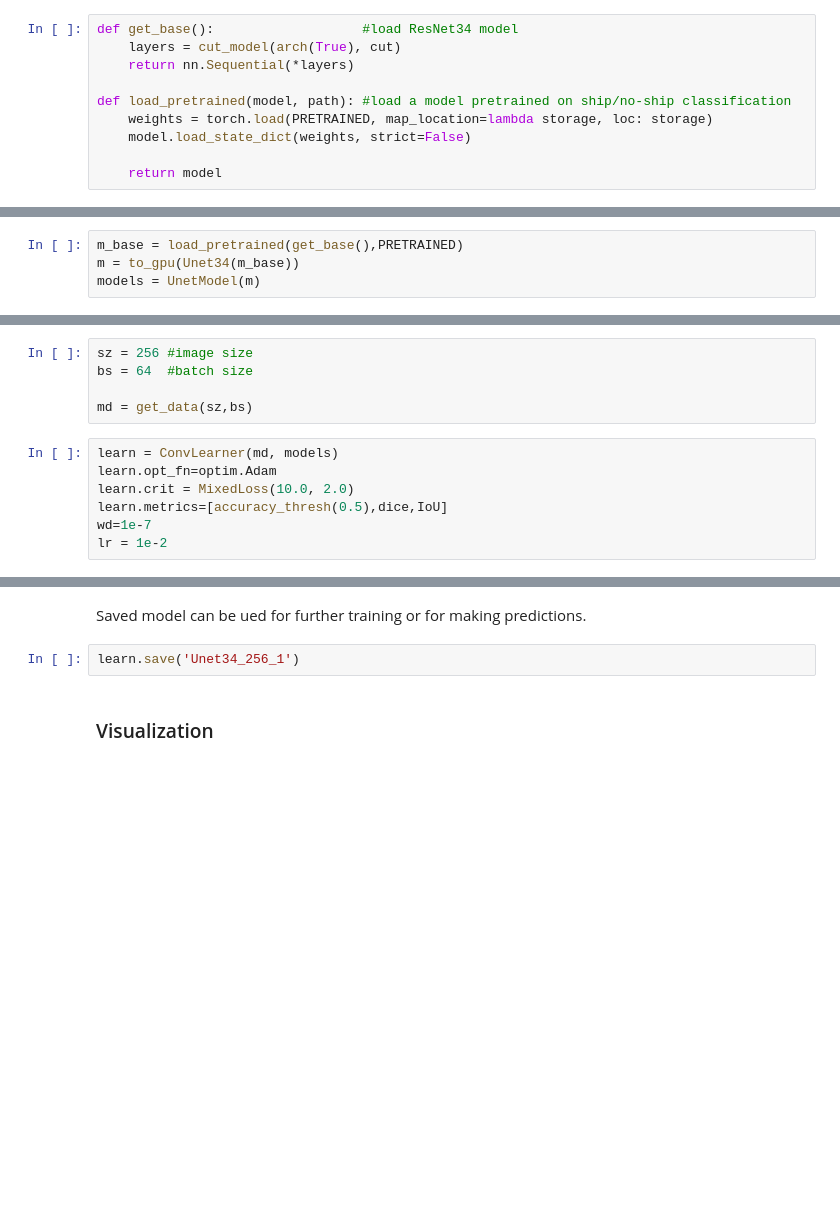
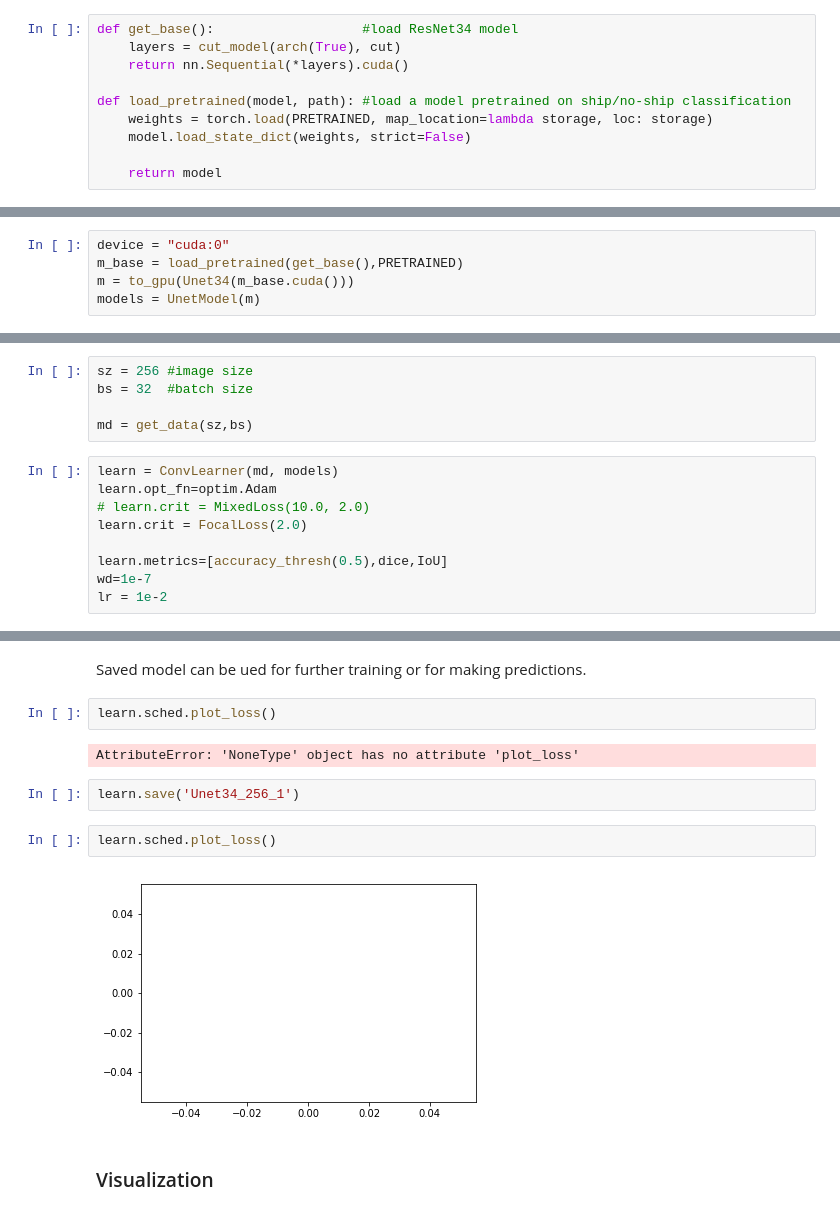
Before and after one commit to sloughlin/CSCI4622-final-project, a Jupyter notebook: UNET34.ipynb, the cells around one changed output, grey strips where cells are left out. Drawn from its saved outputs; the diff is of its cells as text; blank space fills up the shorter version.

```diff
--- a/UNET34.ipynb
+++ b/UNET34.ipynb
@@ -141,7 +144,7 @@ cut,lr_cut = model_meta[arch]
 # %%
 def get_base():                   #load ResNet34 model
     layers = cut_model(arch(True), cut)
-    return nn.Sequential(*layers)
+    return nn.Sequential(*layers).cuda()
 
 def load_pretrained(model, path): #load a model pretrained on ship/no-ship classification
     weights = torch.load(PRETRAINED, map_location=lambda storage, loc: storage)
@@ -255,6 +260,7 @@ def IoU(pred, targs):
 # %% [markdown]
 ### Training
 # %%
+device = "cuda:0"
 m_base = load_pretrained(get_base(),PRETRAINED)
-m = to_gpu(Unet34(m_base))
+m = to_gpu(Unet34(m_base.cuda()))
 models = UnetModel(m)
@@ -262,13 +272,15 @@ models = UnetModel(m)
 models.model
 # %%
 sz = 256 #image size
-bs = 64  #batch size
+bs = 32  #batch size
 
 md = get_data(sz,bs)
 # %%
 learn = ConvLearner(md, models)
 learn.opt_fn=optim.Adam
-learn.crit = MixedLoss(10.0, 2.0)
+# learn.crit = MixedLoss(10.0, 2.0)
+learn.crit = FocalLoss(2.0)
+
 learn.metrics=[accuracy_thresh(0.5),dice,IoU]
 wd=1e-7
 lr = 1e-2
@@ -297,7 +345,15 @@ learn.sched.plot_lr()
 # %% [markdown]
 Saved model can be ued for further training or for making predictions.
+# %%
+learn.sched.plot_loss()
+# %% [output]
+AttributeError: 'NoneType' object has no attribute 'plot_loss'
 # %%
 learn.save('Unet34_256_1')
+# %%
+learn.sched.plot_loss()
+# %% [output]
+[figure, added]
 # %% [markdown]
 ### Visualization
 # %%
```
Also changed, not shown: parts of 19 cells of this notebook, 12 other files.
